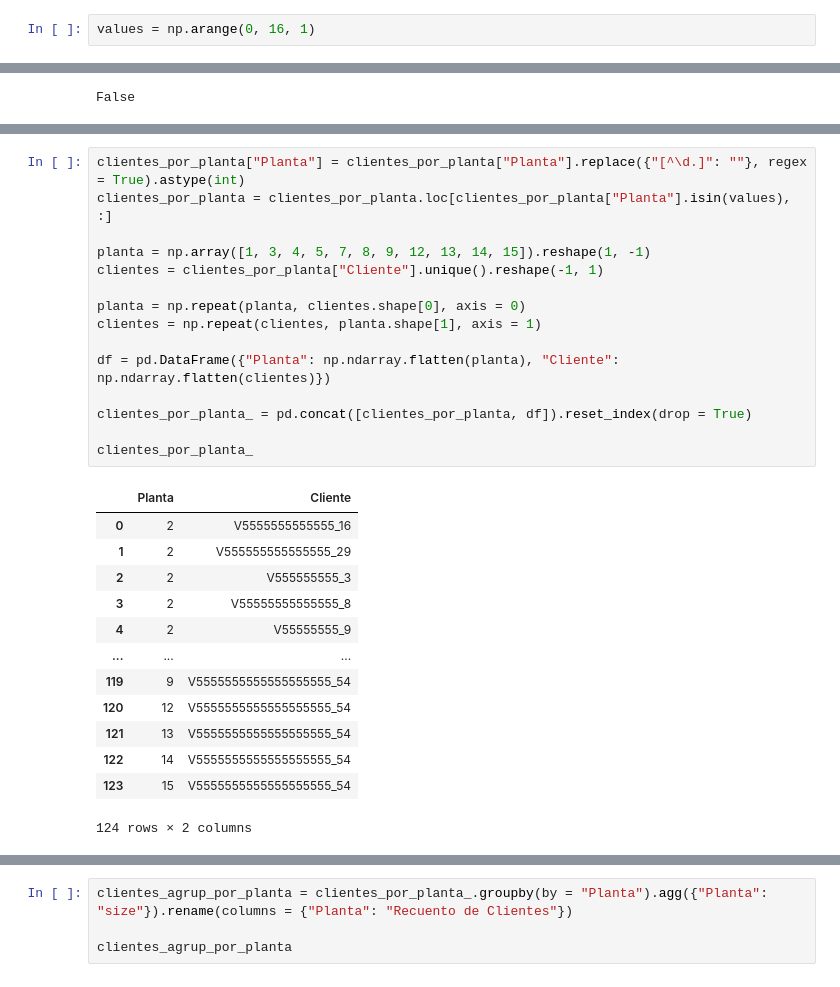
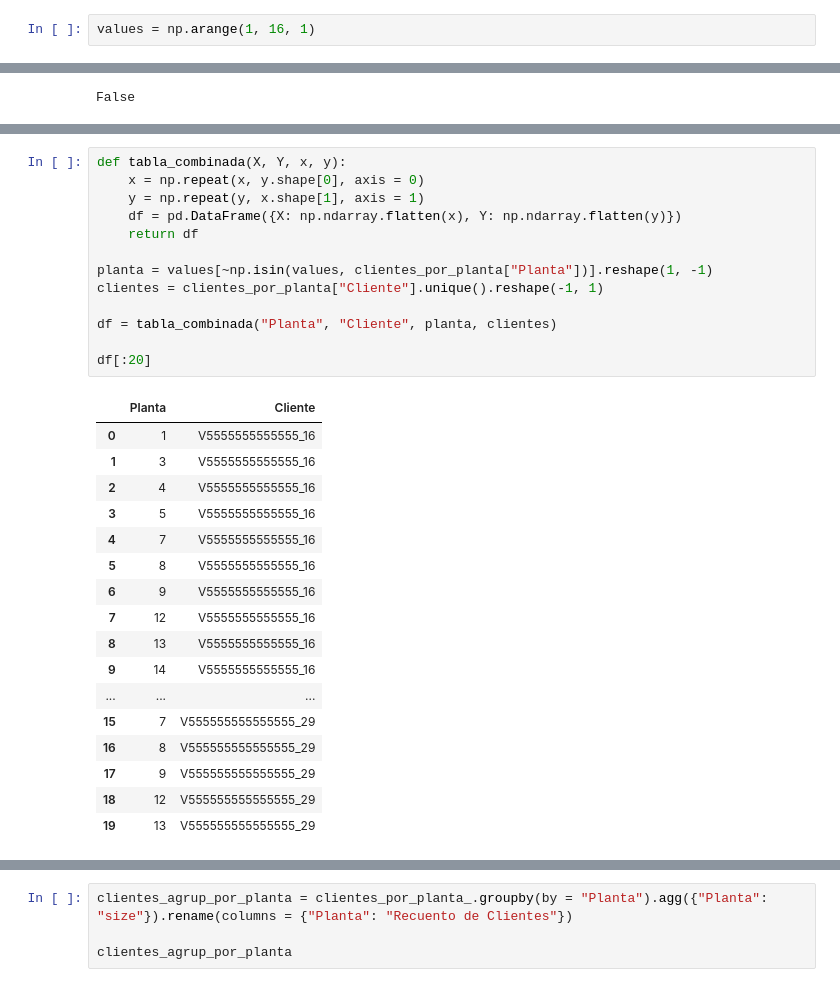
Before and after one commit to hernanrodri/Supply-Chain-Analytics, a Jupyter notebook: Supply Chain Analysis.ipynb, the cells around one changed output, grey strips where cells are left out. Saved outputs shown, nothing was run; the diff lists cells and outputs as text.

```diff
--- a/Supply Chain Analysis.ipynb
+++ b/Supply Chain Analysis.ipynb
@@ -322,7 +322,7 @@ costos_almacenaje.duplicated().any()
 # %% [output]
 False
 # %%
-values = np.arange(0, 16, 1)
+values = np.arange(1, 16, 1)
 # %%
 costos_almacenaje["Planta"] = costos_almacenaje["Planta"].replace({"[^\d.]": ""}, regex = True).astype(int)
 costos_almacenaje = costos_almacenaje.loc[costos_almacenaje["Planta"].isin(values), :]
@@ -499,29 +520,31 @@ False
 # %%
-clientes_por_planta["Planta"] = clientes_por_planta["Planta"].replace({"[^\d.]": ""}, regex = True).astype(int)
-clientes_por_planta = clientes_por_planta.loc[clientes_por_planta["Planta"].isin(values), :]
+def tabla_combinada(X, Y, x, y):
+    x = np.repeat(x, y.shape[0], axis = 0)
+    y = np.repeat(y, x.shape[1], axis = 1)
+    df = pd.DataFrame({X: np.ndarray.flatten(x), Y: np.ndarray.flatten(y)})
+    return df
 
-planta = np.array([1, 3, 4, 5, 7, 8, 9, 12, 13, 14, 15]).reshape(1, -1)
+planta = values[~np.isin(values, clientes_por_planta["Planta"])].reshape(1, -1)
 clientes = clientes_por_planta["Cliente"].unique().reshape(-1, 1)
 
-planta = np.repeat(planta, clientes.shape[0], axis = 0)
-clientes = np.repeat(clientes, planta.shape[1], axis = 1)
+df = tabla_combinada("Planta", "Cliente", planta, clientes)
 
-df = pd.DataFrame({"Planta": np.ndarray.flatten(planta), "Cliente": np.ndarray.flatten(clientes)})
-
-clientes_por_planta_ = pd.concat([clientes_por_planta, df]).reset_index(drop = True)
-
-clientes_por_planta_
+df[:20]
 # %% [output]
 |  | Planta | Cliente |
-| 0 | 2 | V5555555555555_16 |
-| 1 | 2 | V555555555555555_29 |
-| 2 | 2 | V555555555_3 |
-| 3 | 2 | V55555555555555_8 |
-| 4 | 2 | V55555555_9 |
+| 0 | 1 | V5555555555555_16 |
+| 1 | 3 | V5555555555555_16 |
+| 2 | 4 | V5555555555555_16 |
+| 3 | 5 | V5555555555555_16 |
+| 4 | 7 | V5555555555555_16 |
+| 5 | 8 | V5555555555555_16 |
+| 6 | 9 | V5555555555555_16 |
+| 7 | 12 | V5555555555555_16 |
+| 8 | 13 | V5555555555555_16 |
+| 9 | 14 | V5555555555555_16 |
 | ... | ... | ... |
-| 119 | 9 | V5555555555555555555_54 |
-| 120 | 12 | V5555555555555555555_54 |
-| 121 | 13 | V5555555555555555555_54 |
-| 122 | 14 | V5555555555555555555_54 |
-| 123 | 15 | V5555555555555555555_54 |
+| 15 | 7 | V555555555555555_29 |
+| 16 | 8 | V555555555555555_29 |
+| 17 | 9 | V555555555555555_29 |
+| 18 | 12 | V555555555555555_29 |
+| 19 | 13 | V555555555555555_29 |
-124 rows × 2 columns
```
Also changed, not shown: parts of 6 cells of this notebook.
